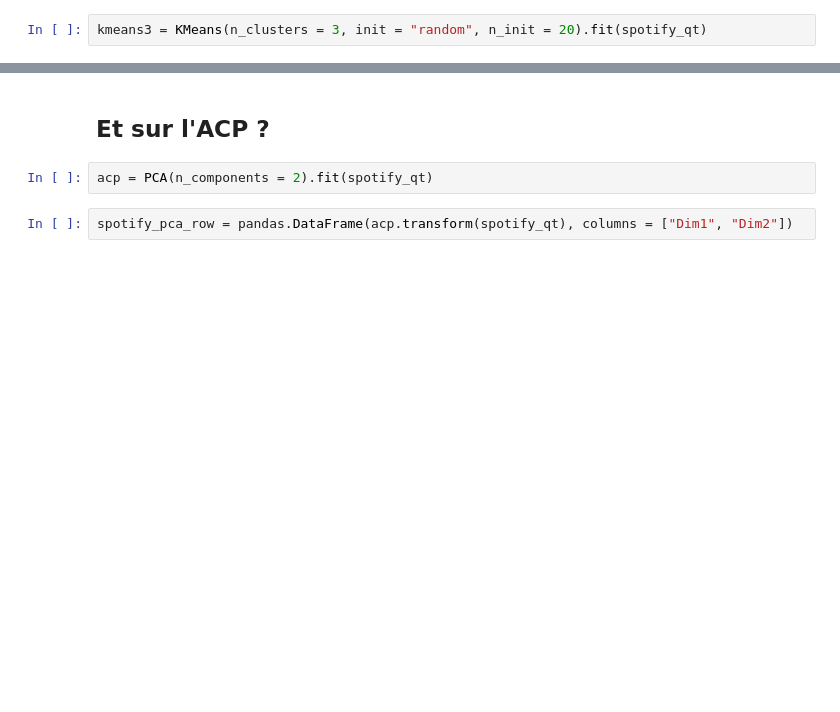
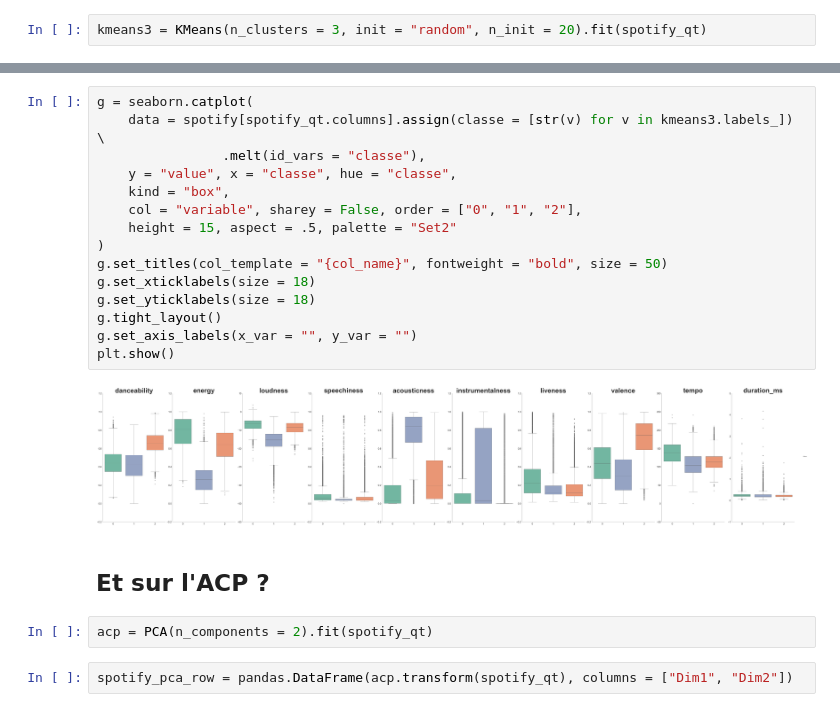
Before and after one commit to fxjollois/cours-2023-2024, a Jupyter notebook: insa--m2-esd--ml/classif-demande3-correction.ipynb, the cells around one changed output, grey strips where cells are left out. Saved outputs shown, nothing was run; the diff lists cells and outputs as text; blank space fills up the shorter version.

```diff
--- a/insa--m2-esd--ml/classif-demande3-correction.ipynb
+++ b/insa--m2-esd--ml/classif-demande3-correction.ipynb
@@ -283,3 +316,20 @@ spotify.assign(classe = kmeans3.labels_).groupby("classe").mean().round(2)
+# %%
+g = seaborn.catplot(
+    data = spotify[spotify_qt.columns].assign(classe = [str(v) for v in kmeans3.labels_]) \
+                .melt(id_vars = "classe"),
+    y = "value", x = "classe", hue = "classe",
+    kind = "box",
+    col = "variable", sharey = False, order = ["0", "1", "2"],
+    height = 15, aspect = .5, palette = "Set2"
+)
+g.set_titles(col_template = "{col_name}", fontweight = "bold", size = 50)
+g.set_xticklabels(size = 18)
+g.set_yticklabels(size = 18)
+g.tight_layout()
+g.set_axis_labels(x_var = "", y_var = "")
+plt.show()
+# %% [output]
+[figure, added]
 # %% [markdown]
 ## Et sur l'ACP ?
 # %%
```
Also changed, not shown: parts of 25 cells of this notebook, 2 other files.
